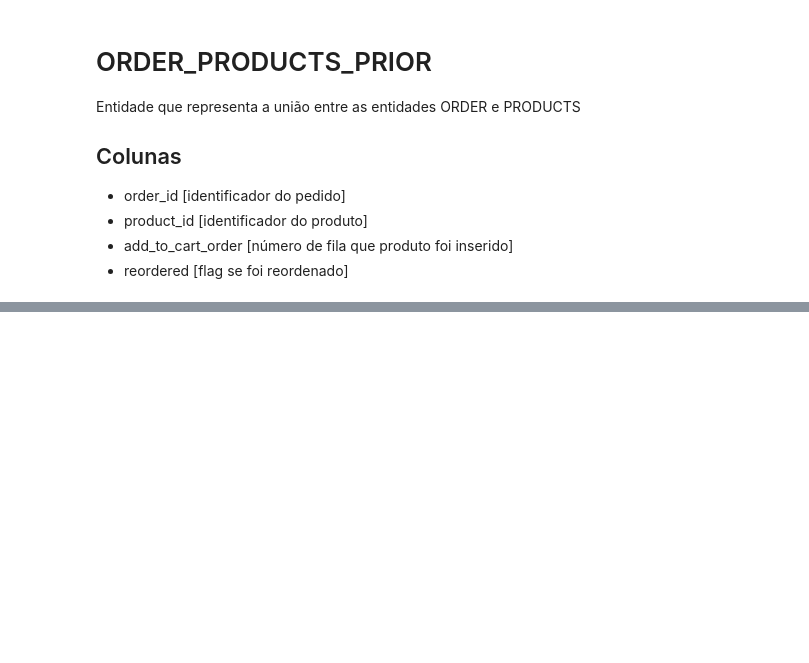
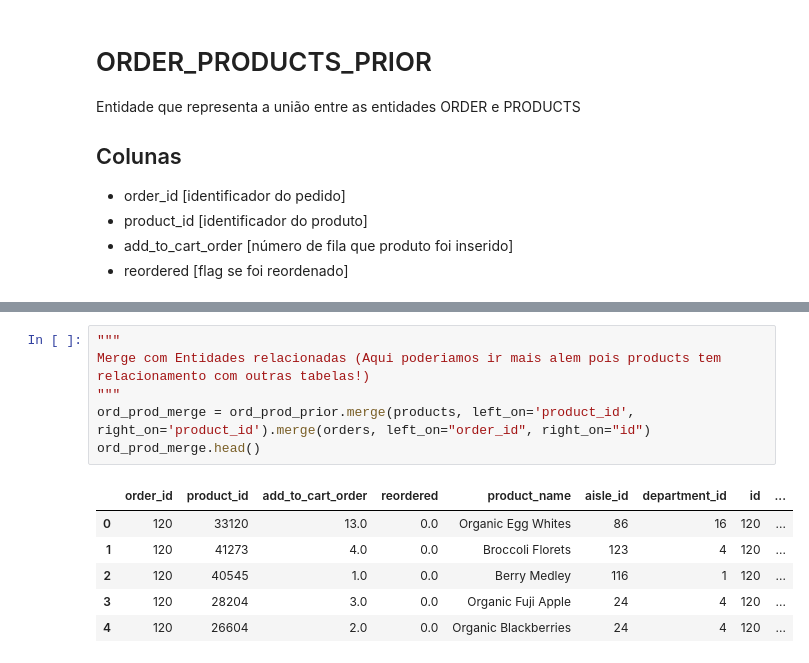
Before and after one commit to titilomt/data_science_puc_projects, a Jupyter notebook: puc_python_for_data_science.ipynb, the cells around one changed output, grey strips where cells are left out. Cells and saved outputs as stored; diff of their text form; blank space fills up the shorter version.

```diff
--- a/puc_python_for_data_science.ipynb
+++ b/puc_python_for_data_science.ipynb
@@ -265,0 +275,13 @@ ord_prod_prior.head()
+# %%
+"""
+Merge com Entidades relacionadas (Aqui poderiamos ir mais alem pois products tem relacionamento com outras tabelas!)
+"""
+ord_prod_merge = ord_prod_prior.merge(products, left_on='product_id', right_on='product_id').merge(orders, left_on="order_id", right_on="id")
+ord_prod_merge.head()
+# %% [output]
+|  | order_id | product_id | add_to_cart_order | reordered | product_name | aisle_id | department_id | id | ... |
+| 0 | 120 | 33120 | 13.0 | 0.0 | Organic Egg Whites | 86 | 16 | 120 | ... |
+| 1 | 120 | 41273 | 4.0 | 0.0 | Broccoli Florets | 123 | 4 | 120 | ... |
+| 2 | 120 | 40545 | 1.0 | 0.0 | Berry Medley | 116 | 1 | 120 | ... |
+| 3 | 120 | 28204 | 3.0 | 0.0 | Organic Fuji Apple | 24 | 4 | 120 | ... |
+| 4 | 120 | 26604 | 2.0 | 0.0 | Organic Blackberries | 24 | 4 | 120 | ... |
```
Also changed, not shown: parts of 4 cells of this notebook.
